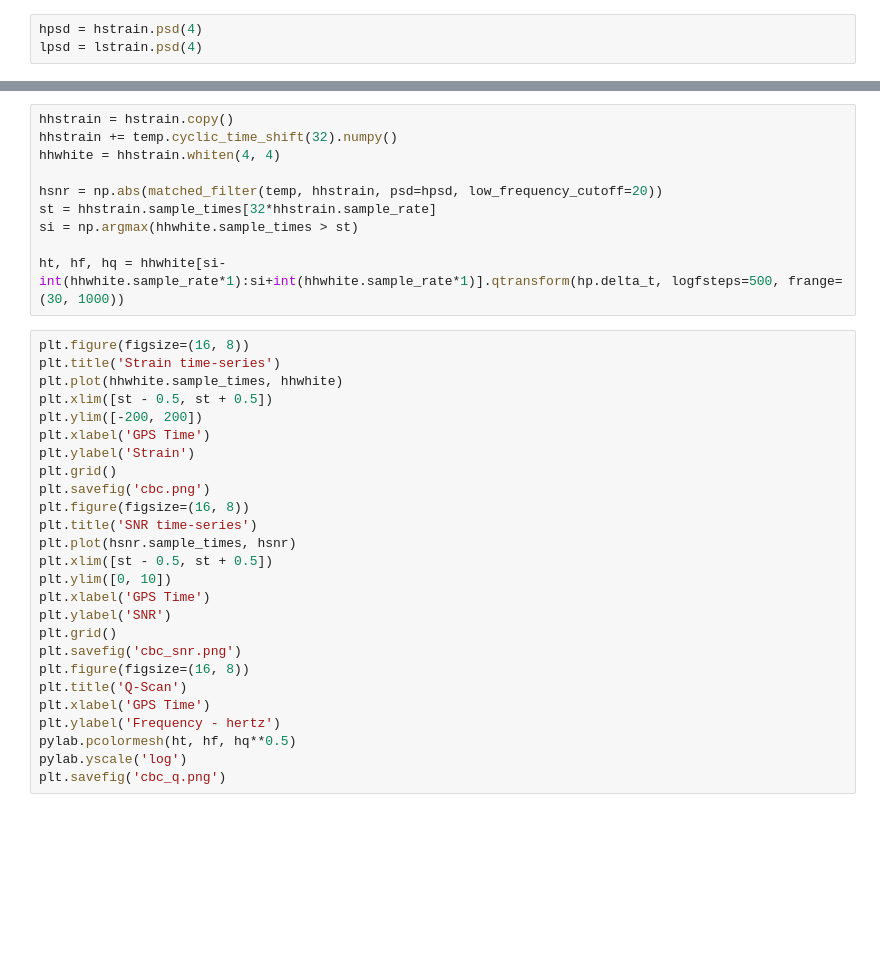
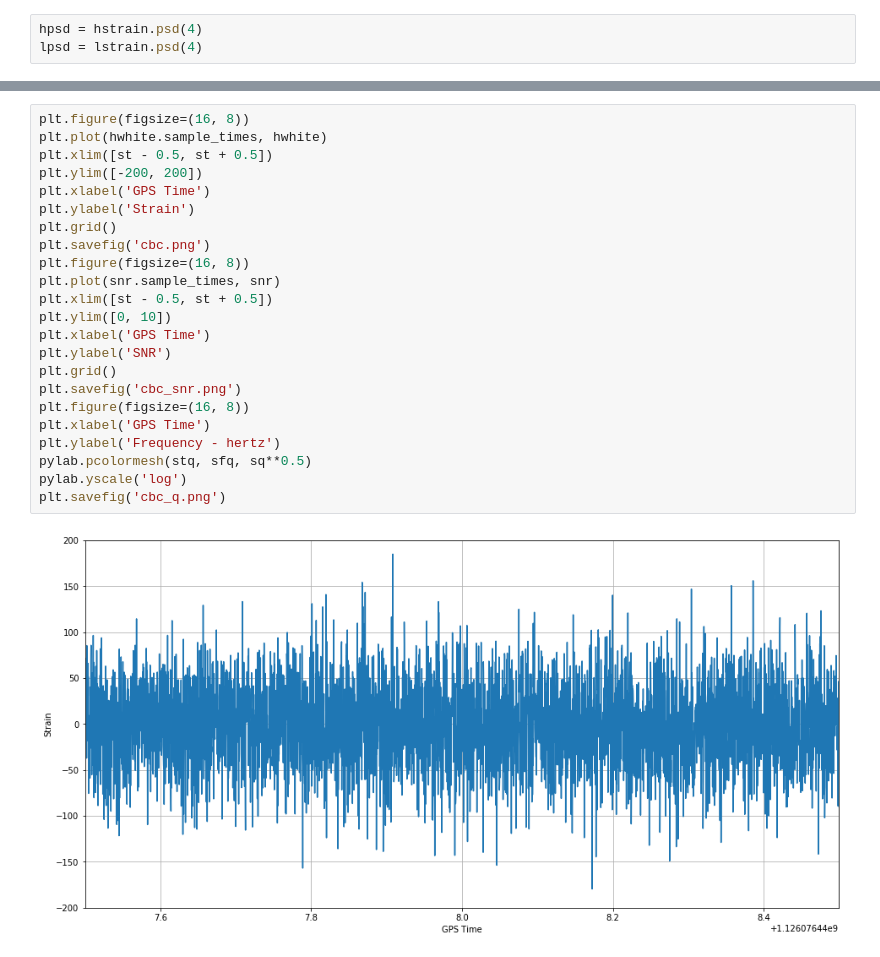
Before and after one commit to connor-mcisaac/gw_test, a Jupyter notebook: PyCBC/make_plots.ipynb, the cells around one changed output, grey strips where cells are left out. Drawn from its saved outputs; the diff is of its cells as text; blank space fills up the shorter version.

```diff
--- a/PyCBC/make_plots.ipynb
+++ b/PyCBC/make_plots.ipynb
@@ -110,36 +123,25 @@ plt.savefig('glitch_q.png')
-# %%
-hhstrain = hstrain.copy()
-hhstrain += temp.cyclic_time_shift(32).numpy()
-hhwhite = hhstrain.whiten(4, 4)
-
-hsnr = np.abs(matched_filter(temp, hhstrain, psd=hpsd, low_frequency_cutoff=20))
-st = hhstrain.sample_times[32*hhstrain.sample_rate]
-si = np.argmax(hhwhite.sample_times > st)
-
-ht, hf, hq = hhwhite[si-int(hhwhite.sample_rate*1):si+int(hhwhite.sample_rate*1)].qtransform(hp.delta_t, logfsteps=500, frange=(30, 1000))
 # %%
 plt.figure(figsize=(16, 8))
-plt.title('Strain time-series')
-plt.plot(hhwhite.sample_times, hhwhite)
+plt.plot(hwhite.sample_times, hwhite)
 plt.xlim([st - 0.5, st + 0.5])
 plt.ylim([-200, 200])
 plt.xlabel('GPS Time')
 plt.ylabel('Strain')
 plt.grid()
 plt.savefig('cbc.png')
 plt.figure(figsize=(16, 8))
-plt.title('SNR time-series')
-plt.plot(hsnr.sample_times, hsnr)
+plt.plot(snr.sample_times, snr)
 plt.xlim([st - 0.5, st + 0.5])
 plt.ylim([0, 10])
 plt.xlabel('GPS Time')
 plt.ylabel('SNR')
 plt.grid()
 plt.savefig('cbc_snr.png')
 plt.figure(figsize=(16, 8))
-plt.title('Q-Scan')
 plt.xlabel('GPS Time')
 plt.ylabel('Frequency - hertz')
-pylab.pcolormesh(ht, hf, hq**0.5)
+pylab.pcolormesh(stq, sfq, sq**0.5)
 pylab.yscale('log')
 plt.savefig('cbc_q.png')
+# %% [output]
+[figure, added]
```
Also changed, not shown: parts of 16 cells of this notebook, 17 other files.
